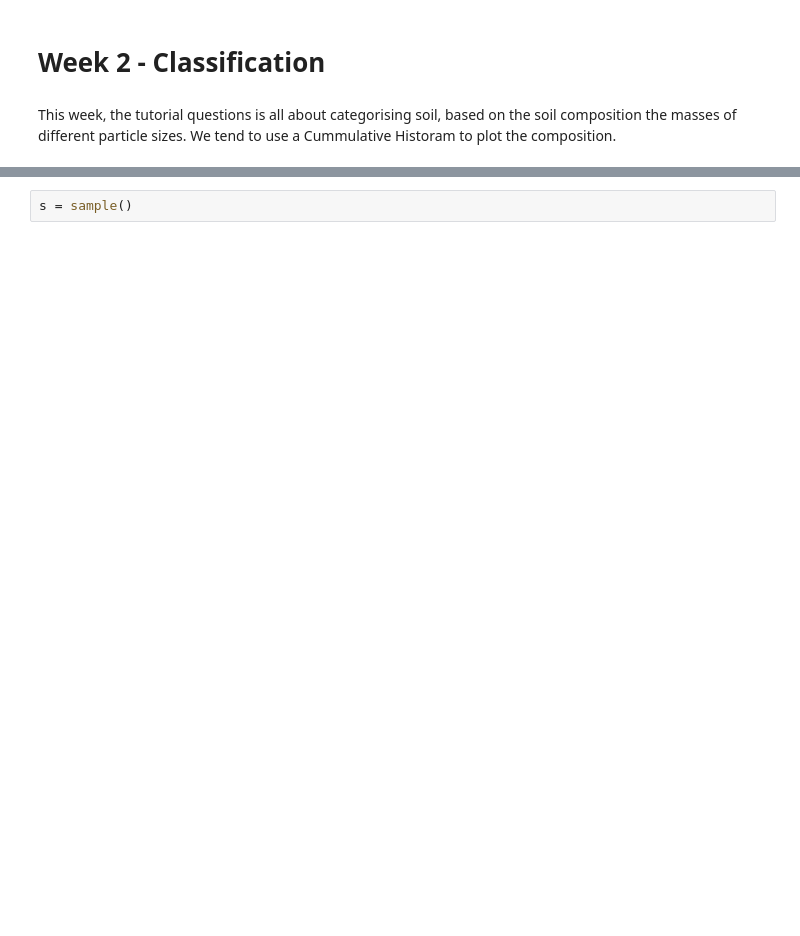
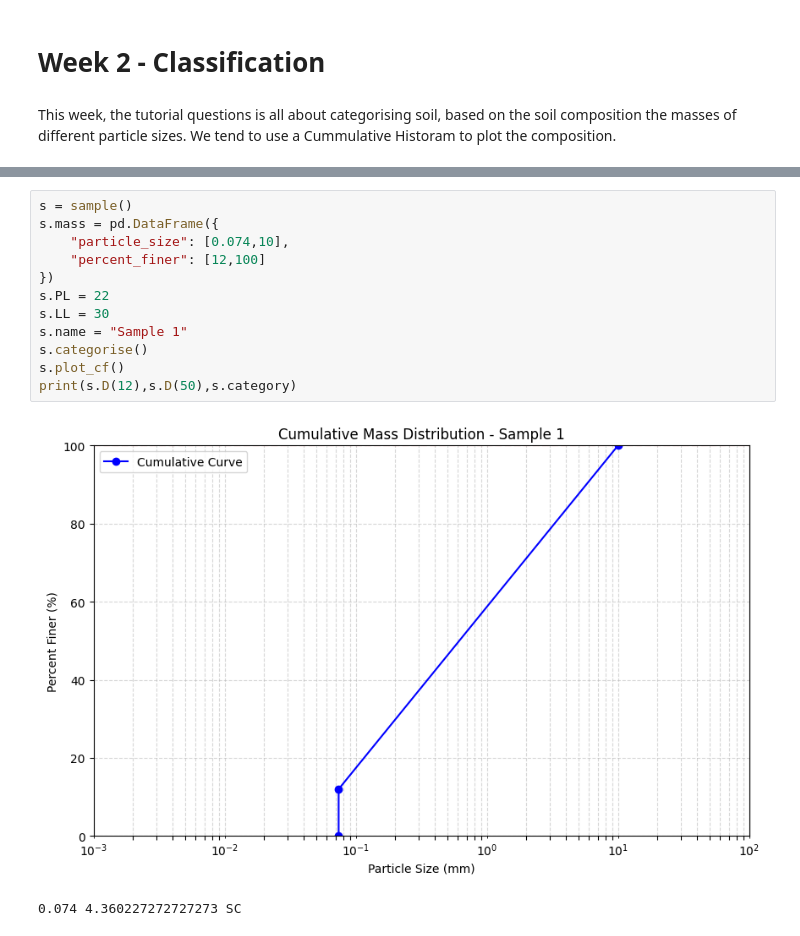
Before and after one commit to chiefnhanle/CIVL2410, a Jupyter notebook: tutorials/week 2/classification.ipynb, the cells around one changed output, grey strips where cells are left out. Drawn from its saved outputs; the diff is of its cells as text; blank space fills up the shorter version.

```diff
--- a/tutorials/week 2/classification.ipynb
+++ b/tutorials/week 2/classification.ipynb
@@ -24,2 +141,15 @@ class sample:
 # %%
 s = sample()
+s.mass = pd.DataFrame({
+    "particle_size": [0.074,10],
+    "percent_finer": [12,100]
+})
+s.PL = 22
+s.LL = 30
+s.name = "Sample 1"
+s.categorise()
+s.plot_cf()
+print(s.D(12),s.D(50),s.category)
+# %% [output]
+[figure, added]
+0.074 4.360227272727273 SC
```
Also changed, not shown: parts of 2 cells of this notebook, 3 other files.
